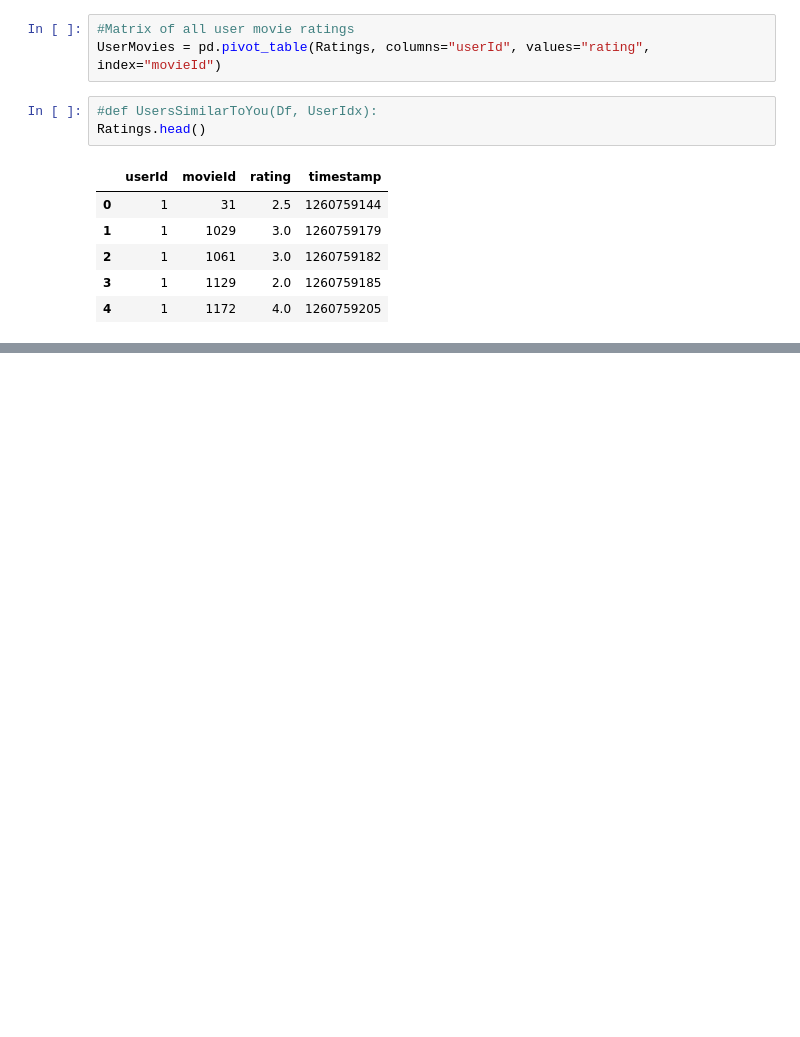
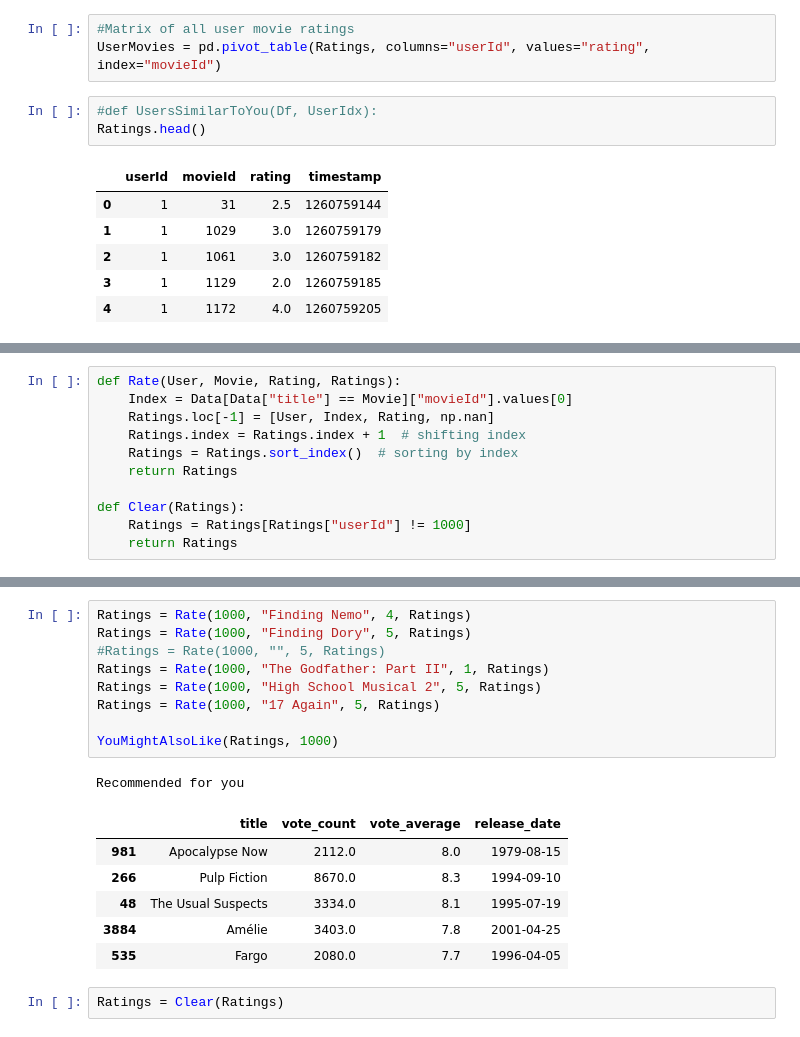
Before and after one commit to chykey1/Recommender-System, a Jupyter notebook: Recommender System V1.ipynb, the cells around one changed output, grey strips where cells are left out. Saved outputs shown, nothing was run; the diff lists cells and outputs as text; blank space fills up the shorter version.

```diff
--- a/Recommender System V1.ipynb
+++ b/Recommender System V1.ipynb
@@ -481,0 +579,11 @@ ValueError: The truth value of an array with more than one element is ambiguous.
+# %%
+def Rate(User, Movie, Rating, Ratings):
+    Index = Data[Data["title"] == Movie]["movieId"].values[0]
+    Ratings.loc[-1] = [User, Index, Rating, np.nan]
+    Ratings.index = Ratings.index + 1  # shifting index
+    Ratings = Ratings.sort_index()  # sorting by index
+    return Ratings
+
+def Clear(Ratings):
+    Ratings = Ratings[Ratings["userId"] != 1000]
+    return Ratings
@@ -481,0 +598,19 @@ ValueError: The truth value of an array with more than one element is ambiguous.
+# %%
+Ratings = Rate(1000, "Finding Nemo", 4, Ratings)
+Ratings = Rate(1000, "Finding Dory", 5, Ratings)
+#Ratings = Rate(1000, "", 5, Ratings)
+Ratings = Rate(1000, "The Godfather: Part II", 1, Ratings)
+Ratings = Rate(1000, "High School Musical 2", 5, Ratings)
+Ratings = Rate(1000, "17 Again", 5, Ratings)
+
+YouMightAlsoLike(Ratings, 1000)
+# %% [output]
+Recommended for you
+|  | title | vote_count | vote_average | release_date |
+| 981 | Apocalypse Now | 2112.0 | 8.0 | 1979-08-15 |
+| 266 | Pulp Fiction | 8670.0 | 8.3 | 1994-09-10 |
+| 48 | The Usual Suspects | 3334.0 | 8.1 | 1995-07-19 |
+| 3884 | Amélie | 3403.0 | 7.8 | 2001-04-25 |
+| 535 | Fargo | 2080.0 | 7.7 | 1996-04-05 |
+# %%
+Ratings = Clear(Ratings)
```
Also changed, not shown: parts of 7 cells of this notebook.
